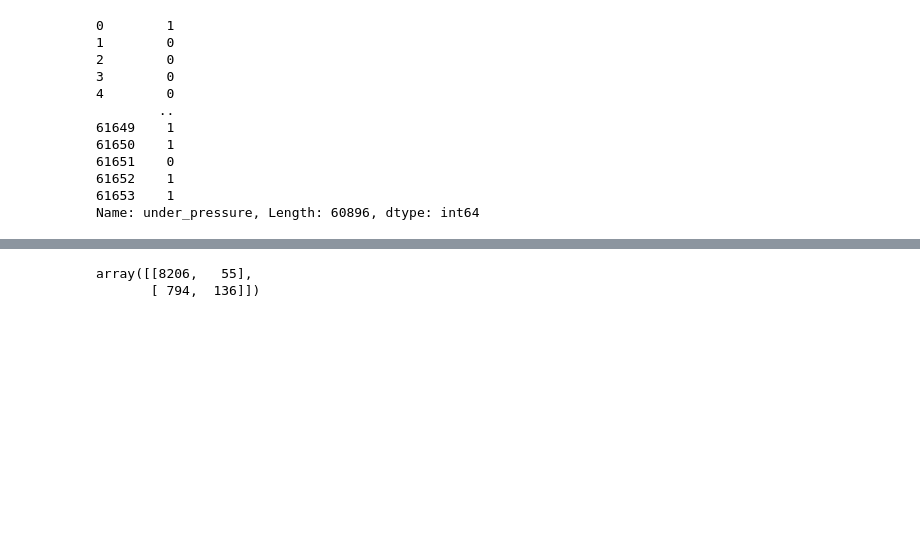
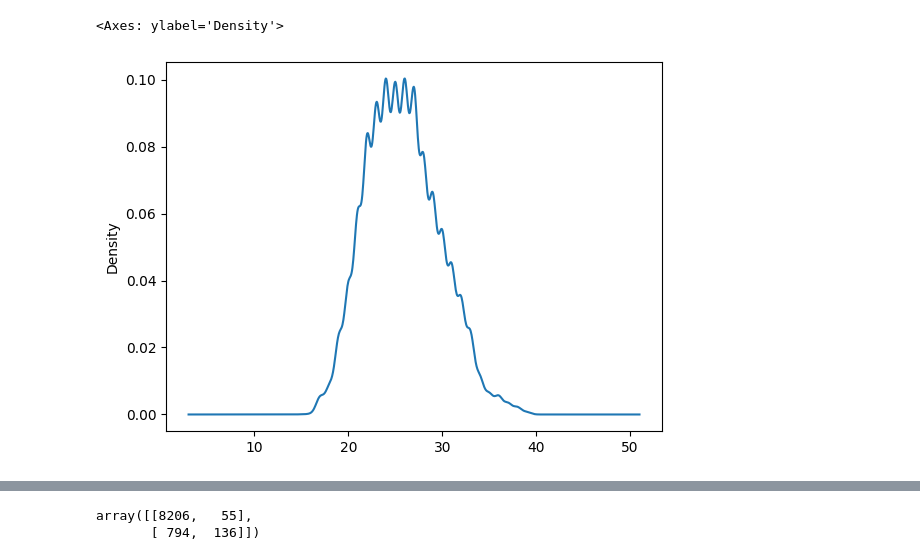
Before and after one commit to conormalone/Hudl_Performance_Insights_2025, a Jupyter notebook: xg_model_working.ipynb, the cells around one changed output, grey strips where cells are left out. Saved outputs shown, nothing was run; the diff lists cells and outputs as text; code cells hidden in the pictures; blank space fills up the shorter version.

```diff
--- a/xg_model_working.ipynb
+++ b/xg_model_working.ipynb
@@ -20,6 +23,11 @@ shot_metrics_df.head()
 # %%
 shot_metrics_df["age"]= (pd.to_datetime(shot_metrics_df["match_date"])-pd.to_datetime(shot_metrics_df["birth_date"]))/pd.Timedelta(days=365.25)
 shot_metrics_df["age"]= shot_metrics_df["age"].astype(int)
+# %%
+shot_metrics_df["age"].plot.density()
+# %% [output]
+<Axes: ylabel='Density'>
+[figure, added]
 # %%
 
 variable_list = [
@@ -46,20 +54,6 @@ variable_list = [
 shot_metrics_df =shot_metrics_df[shot_metrics_df.penalty==0]
 shot_metrics_df = shot_metrics_df.fillna(0)
 shot_metrics_df.under_pressure = np.where(shot_metrics_df.under_pressure==True,1,0)
-shot_metrics_df.under_pressure
-# %% [output]
-0        1
-1        0
-2        0
-3        0
-4        0
-        ..
-61649    1
-61650    1
-61651    0
-61652    1
-61653    1
-Name: under_pressure, Length: 60896, dtype: int64
 # %%
 #leave spanish clubs out
 #clubs to leave out of training
```
Also changed, not shown: parts of 45 cells of this notebook.
